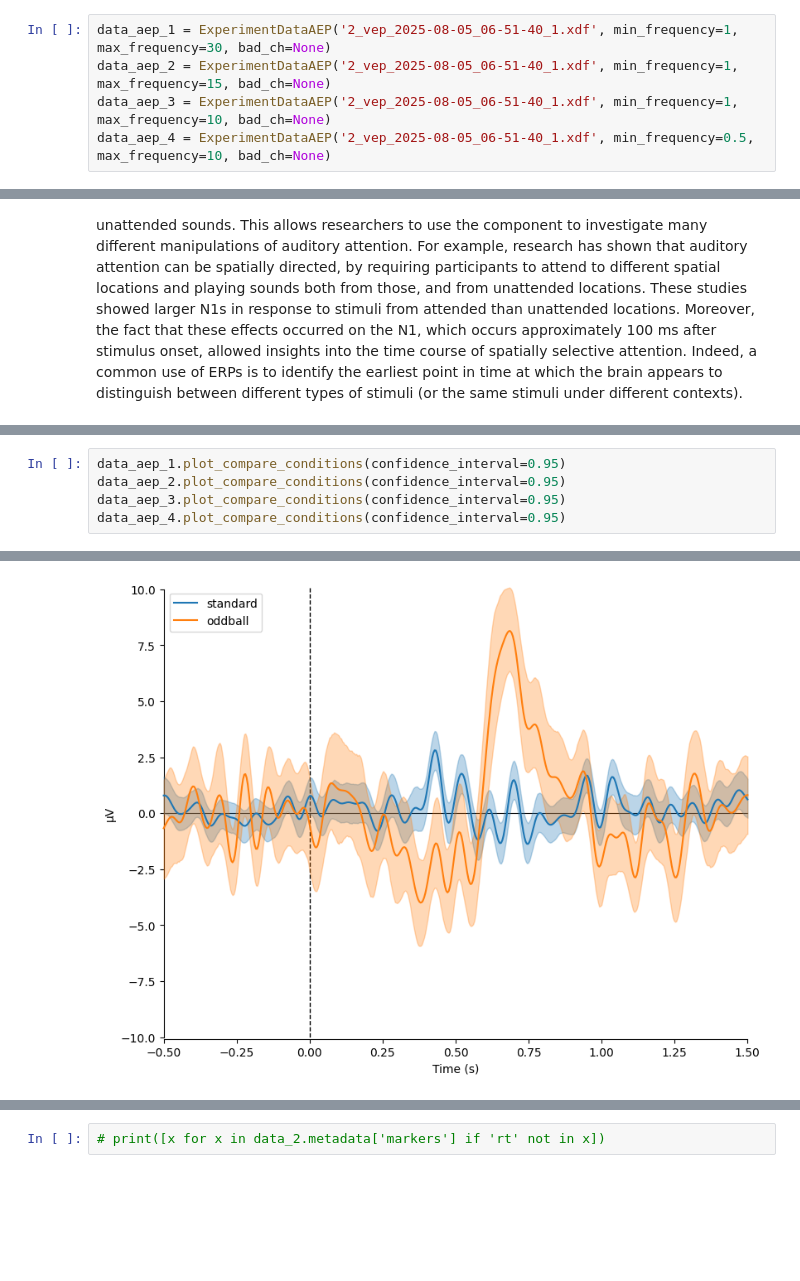
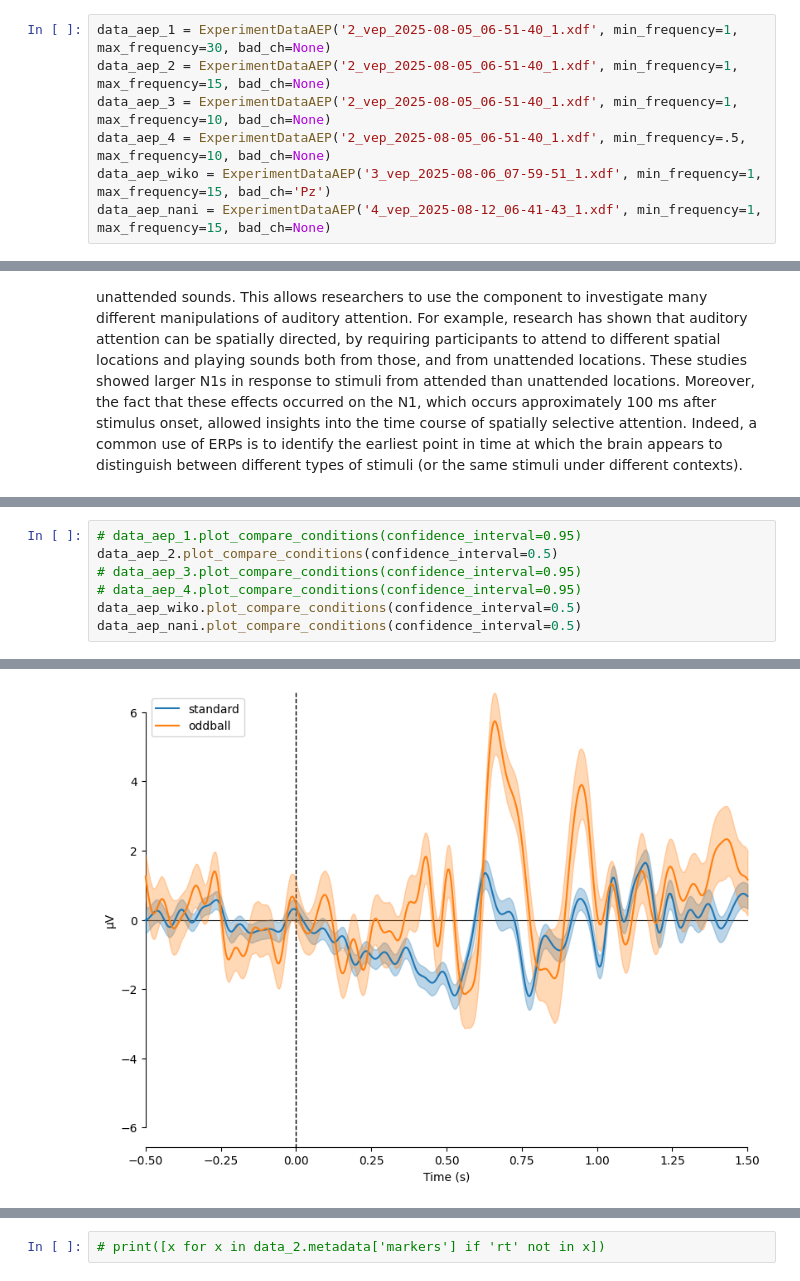
Before and after one commit to lnadi17/visual-evoked-potentials, a Jupyter notebook: vep.ipynb, the cells around one changed output, grey strips where cells are left out. Saved outputs shown, nothing was run; the diff lists cells and outputs as text; blank space fills up the shorter version.

Commit message:
Add two more data files

```diff
--- a/vep.ipynb
+++ b/vep.ipynb
@@ -203,7 +204,9 @@ class ExperimentDataAEP(ExperimentData):
 data_aep_1 = ExperimentDataAEP('2_vep_2025-08-05_06-51-40_1.xdf', min_frequency=1, max_frequency=30, bad_ch=None)
 data_aep_2 = ExperimentDataAEP('2_vep_2025-08-05_06-51-40_1.xdf', min_frequency=1, max_frequency=15, bad_ch=None)
 data_aep_3 = ExperimentDataAEP('2_vep_2025-08-05_06-51-40_1.xdf', min_frequency=1, max_frequency=10, bad_ch=None)
-data_aep_4 = ExperimentDataAEP('2_vep_2025-08-05_06-51-40_1.xdf', min_frequency=0.5, max_frequency=10, bad_ch=None)
+data_aep_4 = ExperimentDataAEP('2_vep_2025-08-05_06-51-40_1.xdf', min_frequency=.5, max_frequency=10, bad_ch=None)
+data_aep_wiko = ExperimentDataAEP('3_vep_2025-08-06_07-59-51_1.xdf', min_frequency=1, max_frequency=15, bad_ch='Pz')
+data_aep_nani = ExperimentDataAEP('4_vep_2025-08-12_06-41-43_1.xdf', min_frequency=1, max_frequency=15, bad_ch=None)
 # %% [output]
 (391, 3)
 Incorrect trial, two following events are standard and response-received-enter
@@ -306,6 +325,8 @@ fig = oddball.plot_joint(times=[-0, 0.1, 0.3])
 # %%
-data_aep_1.plot_compare_conditions(confidence_interval=0.95)
-data_aep_2.plot_compare_conditions(confidence_interval=0.95)
-data_aep_3.plot_compare_conditions(confidence_interval=0.95)
-data_aep_4.plot_compare_conditions(confidence_interval=0.95)
+# data_aep_1.plot_compare_conditions(confidence_interval=0.95)
+data_aep_2.plot_compare_conditions(confidence_interval=0.5)
+# data_aep_3.plot_compare_conditions(confidence_interval=0.95)
+# data_aep_4.plot_compare_conditions(confidence_interval=0.95)
+data_aep_wiko.plot_compare_conditions(confidence_interval=0.5)
+data_aep_nani.plot_compare_conditions(confidence_interval=0.5)
 # %% [output]
@@ -313 +334 @@ data_aep_4.plot_compare_conditions(confidence_interval=0.95)
-[figure, old version]
+[figure, new version]
```
Also changed, not shown: parts of 14 cells of this notebook, 2 other files.
